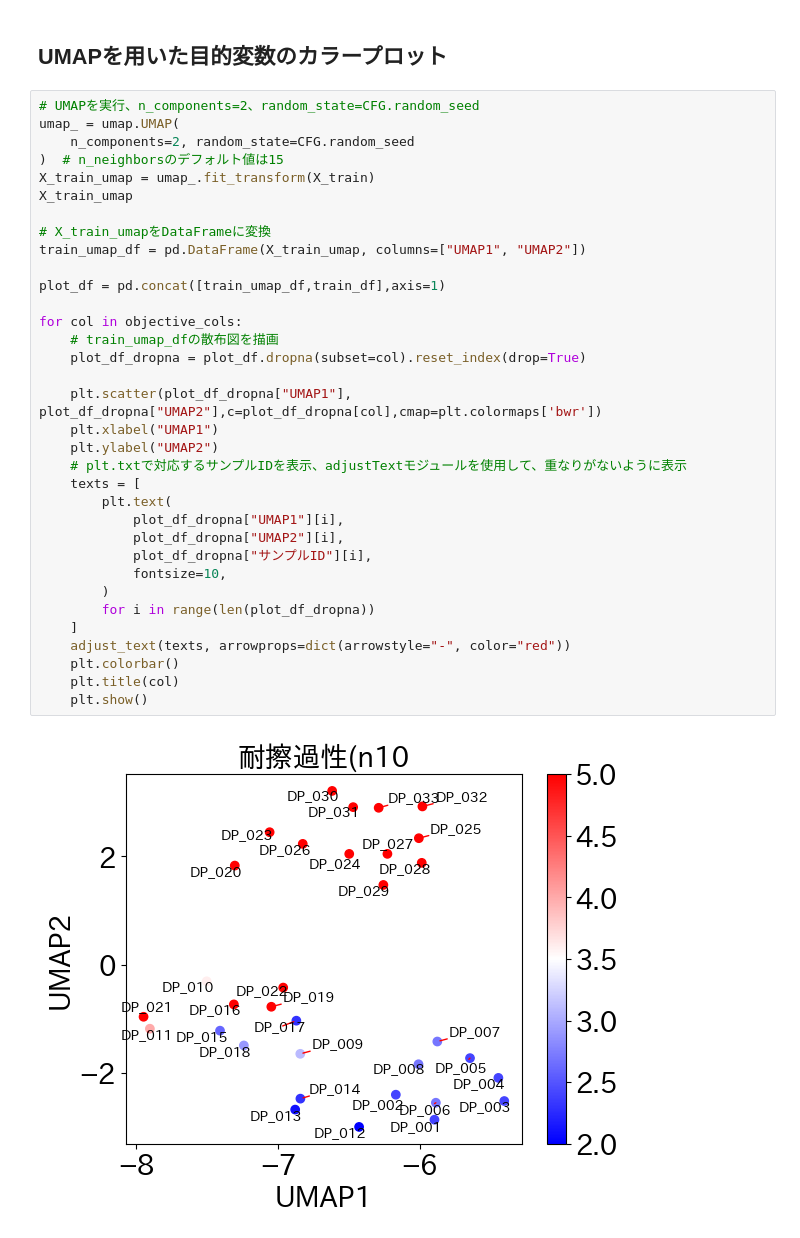
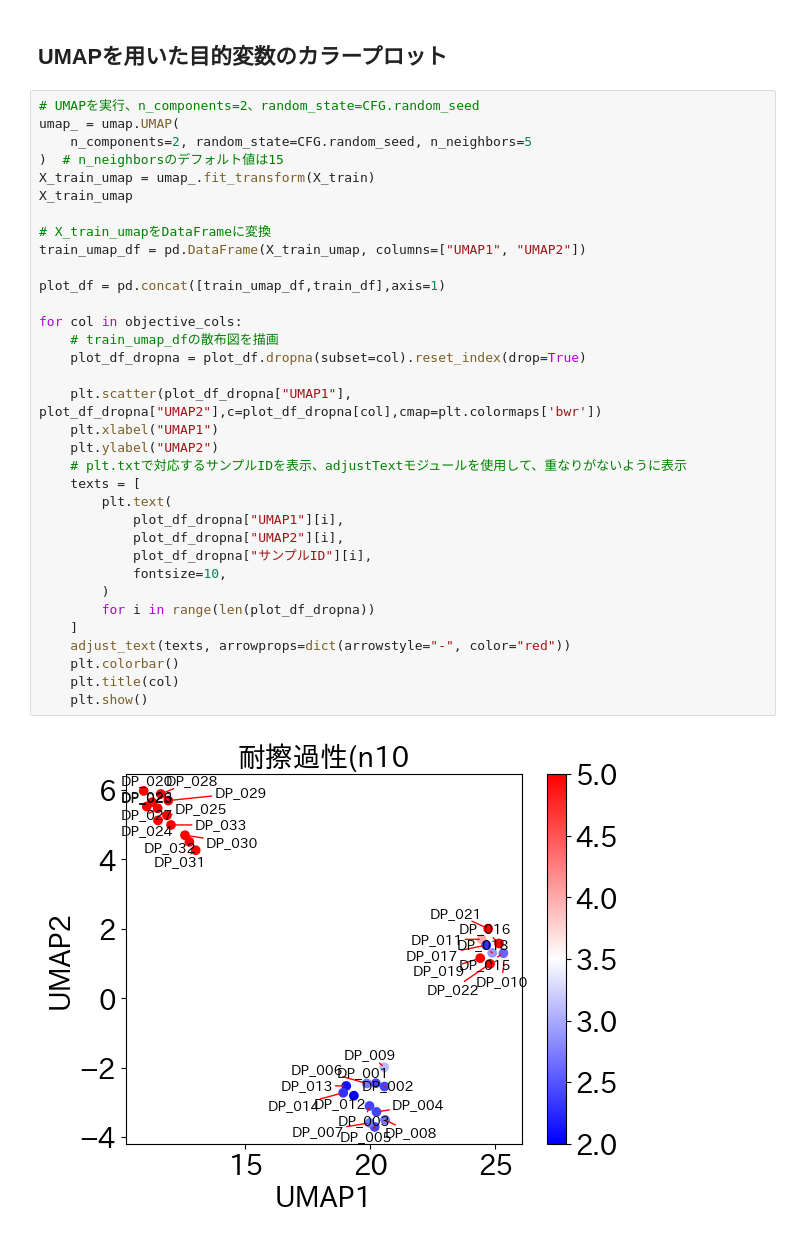
Before and after one commit to mipypf/practical-mi-guide, a Jupyter notebook: chapter2/src/EDA.ipynb, the cells around one changed output. Saved outputs shown, nothing was run; the diff lists cells and outputs as text.

```diff
--- a/chapter2/src/EDA.ipynb
+++ b/chapter2/src/EDA.ipynb
@@ -539,36 +539,36 @@ plt.show()
 # %%
 # UMAPを実行、n_components=2、random_state=CFG.random_seed
 umap_ = umap.UMAP(
-    n_components=2, random_state=CFG.random_seed
+    n_components=2, random_state=CFG.random_seed, n_neighbors=5
 )  # n_neighborsのデフォルト値は15
 X_train_umap = umap_.fit_transform(X_train)
 X_train_umap
 
 # X_train_umapをDataFrameに変換
 train_umap_df = pd.DataFrame(X_train_umap, columns=["UMAP1", "UMAP2"])
 
 plot_df = pd.concat([train_umap_df,train_df],axis=1)
 
 for col in objective_cols:
     # train_umap_dfの散布図を描画
     plot_df_dropna = plot_df.dropna(subset=col).reset_index(drop=True)
 
     plt.scatter(plot_df_dropna["UMAP1"], plot_df_dropna["UMAP2"],c=plot_df_dropna[col],cmap=plt.colormaps['bwr'])
     plt.xlabel("UMAP1")
     plt.ylabel("UMAP2")
     # plt.txtで対応するサンプルIDを表示、adjustTextモジュールを使用して、重なりがないように表示
     texts = [
         plt.text(
             plot_df_dropna["UMAP1"][i],
             plot_df_dropna["UMAP2"][i],
             plot_df_dropna["サンプルID"][i],
             fontsize=10,
         )
         for i in range(len(plot_df_dropna))
     ]
     adjust_text(texts, arrowprops=dict(arrowstyle="-", color="red"))
     plt.colorbar()
     plt.title(col)
     plt.show()
 # %% [output]
-[figure, old version]
+[figure, new version]
```
Also changed, not shown: parts of 6 cells of this notebook.
